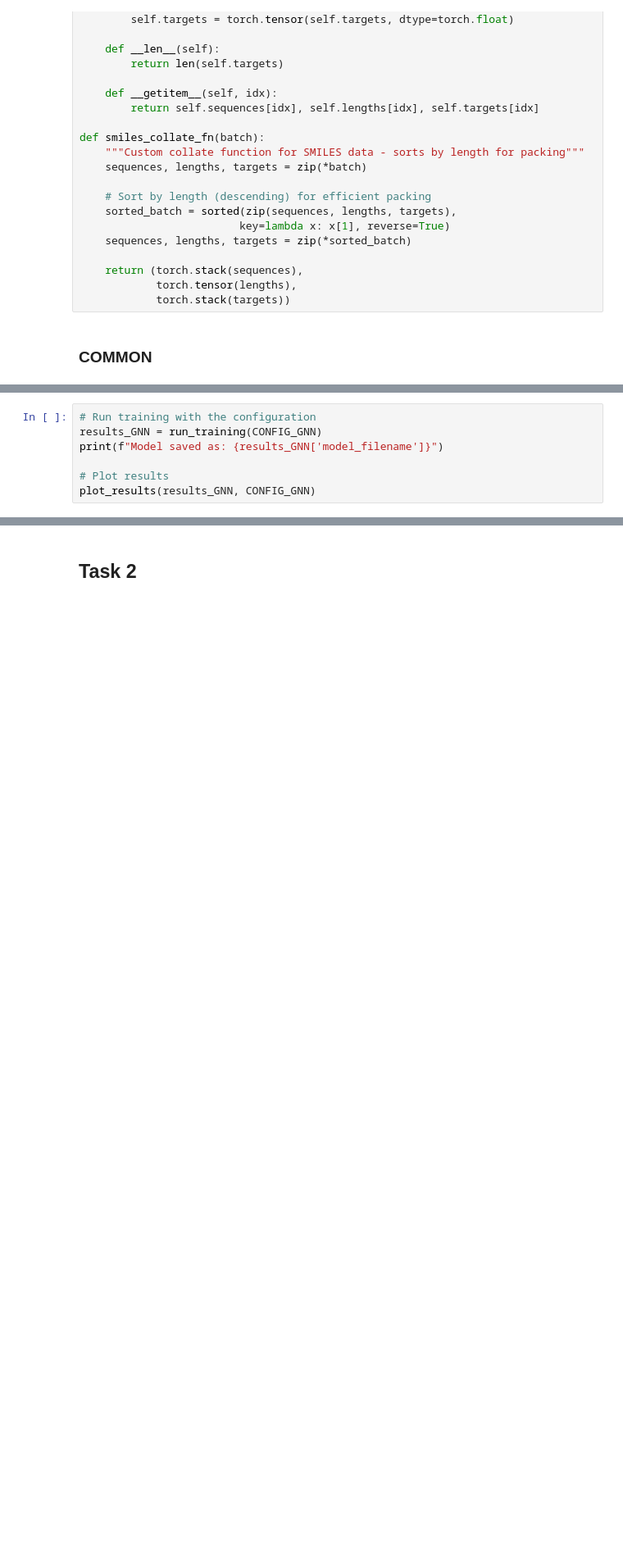
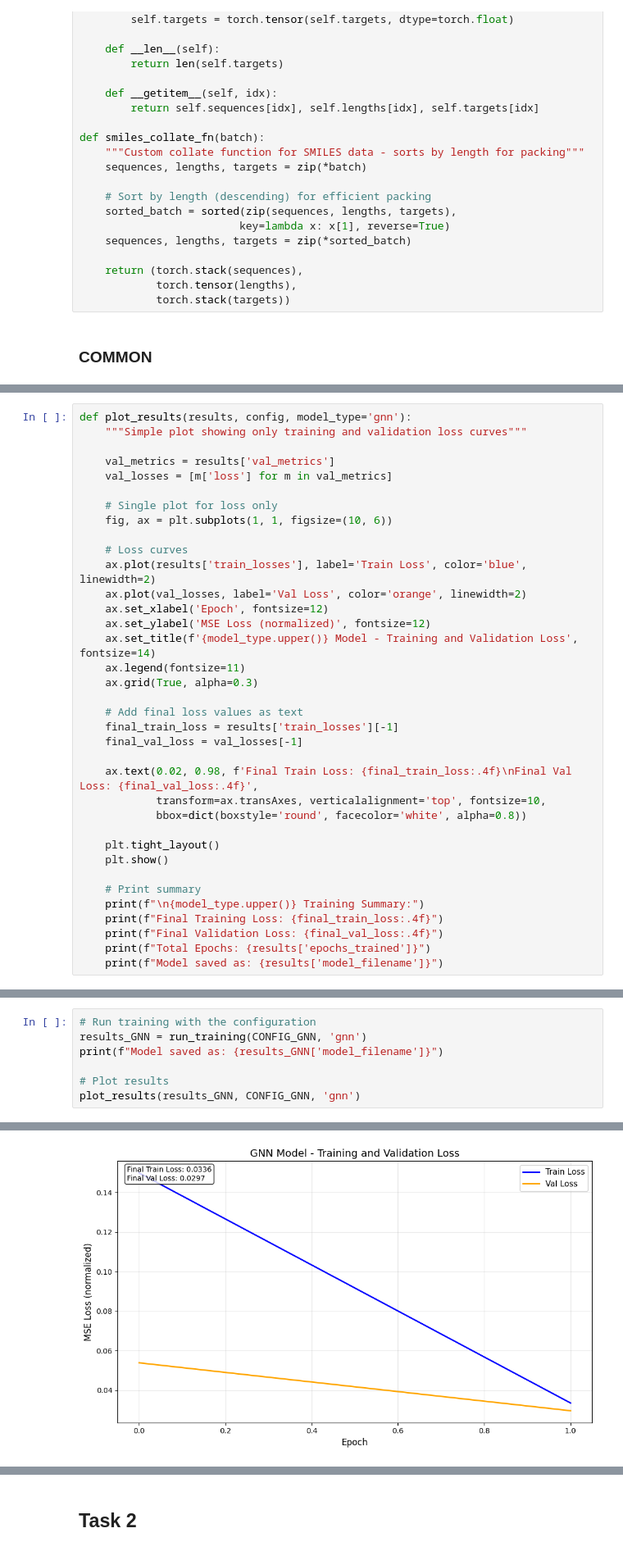
Before and after one commit to Pimsel/2AMM10-Assignments, a Jupyter notebook: ass2_skeleton.ipynb, the cells around one changed output, grey strips where cells are left out. Shown: that part at 82% size. Saved outputs shown, nothing was run; the diff lists cells and outputs as text; blank space fills up the shorter version.

```diff
--- a/ass2_skeleton.ipynb
+++ b/ass2_skeleton.ipynb
@@ -680 +704,37 @@ def plot_results(results, config):
+# %%
+def plot_results(results, config, model_type='gnn'):
+    """Simple plot showing only training and validation loss curves"""
+
+    val_metrics = results['val_metrics']
+    val_losses = [m['loss'] for m in val_metrics]
+
+    # Single plot for loss only
+    fig, ax = plt.subplots(1, 1, figsize=(10, 6))
+
+    # Loss curves
+    ax.plot(results['train_losses'], label='Train Loss', color='blue', linewidth=2)
+    ax.plot(val_losses, label='Val Loss', color='orange', linewidth=2)
+    ax.set_xlabel('Epoch', fontsize=12)
+    ax.set_ylabel('MSE Loss (normalized)', fontsize=12)
+    ax.set_title(f'{model_type.upper()} Model - Training and Validation Loss', fontsize=14)
+    ax.legend(fontsize=11)
+    ax.grid(True, alpha=0.3)
+
+    # Add final loss values as text
+    final_train_loss = results['train_losses'][-1]
+    final_val_loss = val_losses[-1]
+
+    ax.text(0.02, 0.98, f'Final Train Loss: {final_train_loss:.4f}\nFinal Val Loss: {final_val_loss:.4f}',
+            transform=ax.transAxes, verticalalignment='top', fontsize=10,
+            bbox=dict(boxstyle='round', facecolor='white', alpha=0.8))
+
+    plt.tight_layout()
+    plt.show()
+
+    # Print summary
+    print(f"\n{model_type.upper()} Training Summary:")
+    print(f"Final Training Loss: {final_train_loss:.4f}")
+    print(f"Final Validation Loss: {final_val_loss:.4f}")
+    print(f"Total Epochs: {results['epochs_trained']}")
+    print(f"Model saved as: {results['model_filename']}")
 # %%
@@ -897,7 +917,8 @@ KeyboardInterrupt:
 # %%
 # Run training with the configuration
-results_GNN = run_training(CONFIG_GNN)
+results_GNN = run_training(CONFIG_GNN, 'gnn')
 print(f"Model saved as: {results_GNN['model_filename']}")
 
 # Plot results
-plot_results(results_GNN, CONFIG_GNN)
+plot_results(results_GNN, CONFIG_GNN, 'gnn')
+# %% [output]
@@ -903,0 +968 @@ plot_results(results_GNN, CONFIG_GNN)
+[figure, added]
```
Also changed, not shown: parts of 10 cells of this notebook.
